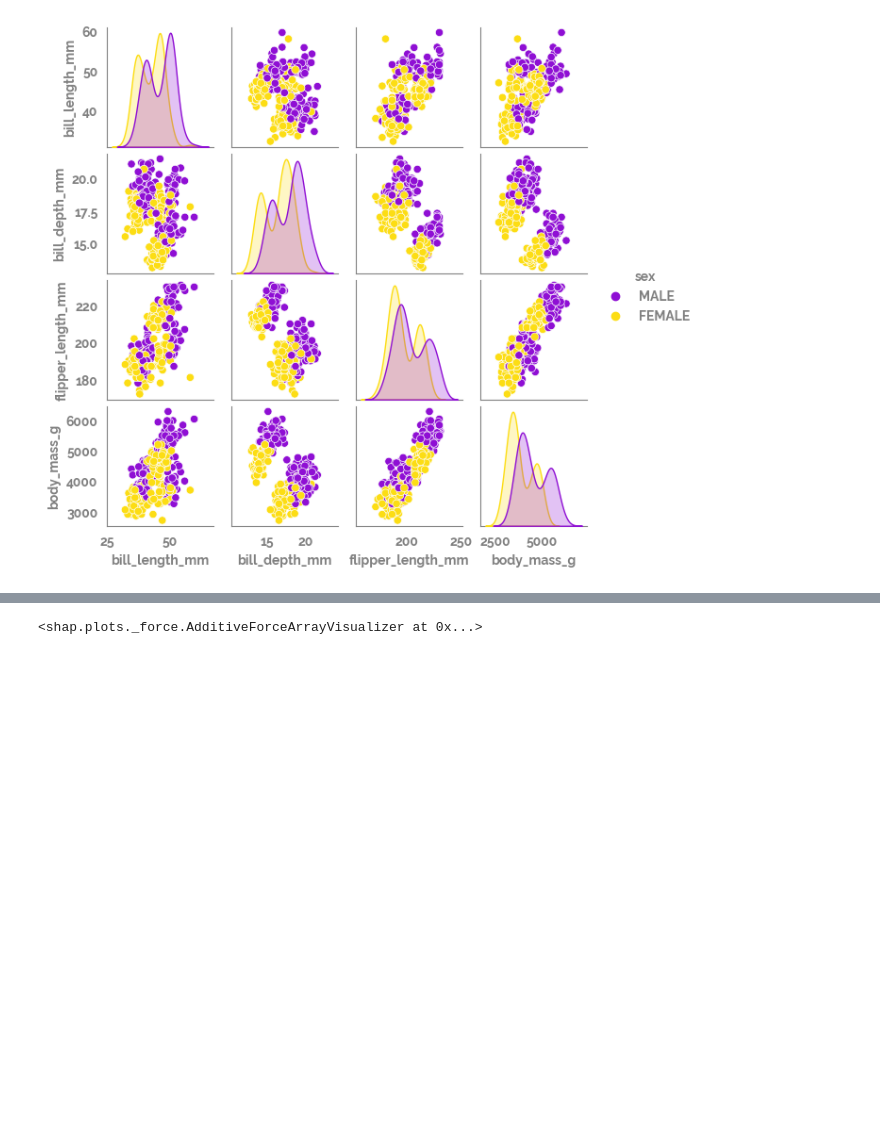
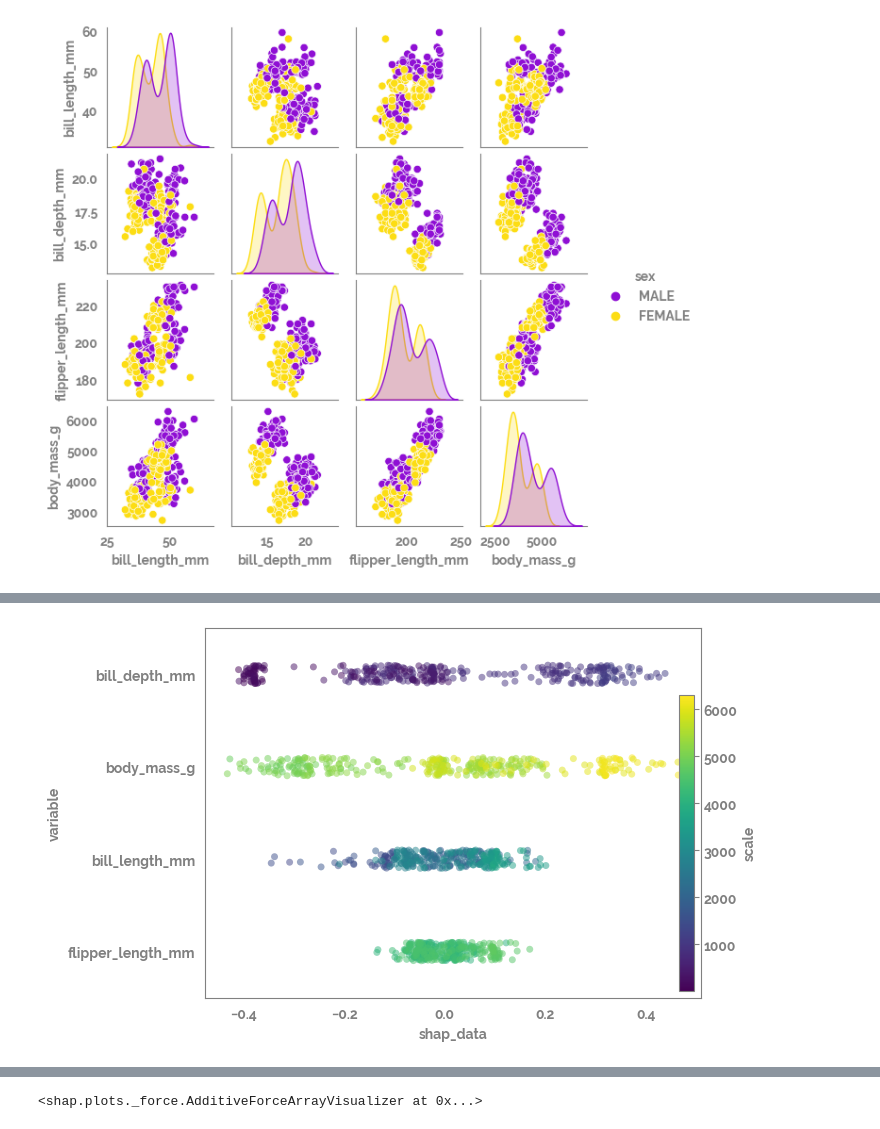
Before and after one commit to jameshtwose/Data-Science, a Jupyter notebook: Machine_learning/understanding_SHAP.ipynb, the cells around one changed output, grey strips where cells are left out. Saved outputs shown, nothing was run; the diff lists cells and outputs as text; code cells hidden in the pictures; blank space fills up the shorter version.

```diff
--- a/Machine_learning/understanding_SHAP.ipynb
+++ b/Machine_learning/understanding_SHAP.ipynb
@@ -112,0 +113,3 @@ shap.plots.beeswarm(shap_values[:, :, 1])
+# %%
+shap_actual_df = pd.concat([pd.DataFrame(shap_values[:, :, 1].values, columns=features_list).melt(value_name="shap_data"),
+pd.DataFrame(shap_values[:, :, 1].data, columns=features_list).melt(value_name="actual_data").drop("variable", axis=1)], axis=1)
@@ -113,3 +129,31 @@ shap.plots.beeswarm(shap_values[:, :, 1])
+# %%
+import matplotlib
+from mpl_toolkits.axes_grid1.inset_locator import inset_axes
+ax = sns.stripplot(data=shap_actual_df,
+                  x="shap_data",
+                  y="variable",
+                  hue="actual_data",
+                  order=shap_actual_df.groupby("variable").var()["shap_data"].sort_values(ascending=False).index.tolist(),
+                  alpha=0.5,
+                  palette="viridis")
+_ = plt.legend([],[], frameon=False)
+
+N = 2
+cmap = matplotlib.cm.get_cmap('viridis')
+cmap_values = np.linspace(0., 1., N)
+colors = cmap(cmap_values)
+norm = matplotlib.colors.Normalize(vmin=shap_actual_df["actual_data"].min(), vmax=shap_actual_df["actual_data"].max())
+
+# vertical colorbar
+cbaxes = inset_axes(plt.gca(), width="3%", height="80%", loc="lower right")
+cbar = matplotlib.colorbar.ColorbarBase(cbaxes, cmap=cmap,
+                                        norm=norm,
+                                        # ticks=ticks
+                                        )
+cbar.set_label('scale')
+# cbar.ax.set_yticklabels(ticks, fontsize=12)
+# %% [output]
+[figure, added]
 # %%
 shap.summary_plot(shap_values[:, :, 1], X, plot_type="layered_violin", color='coolwarm')
 # %% [output]
```
Also changed, not shown: parts of 16 cells of this notebook, 1 other file.
